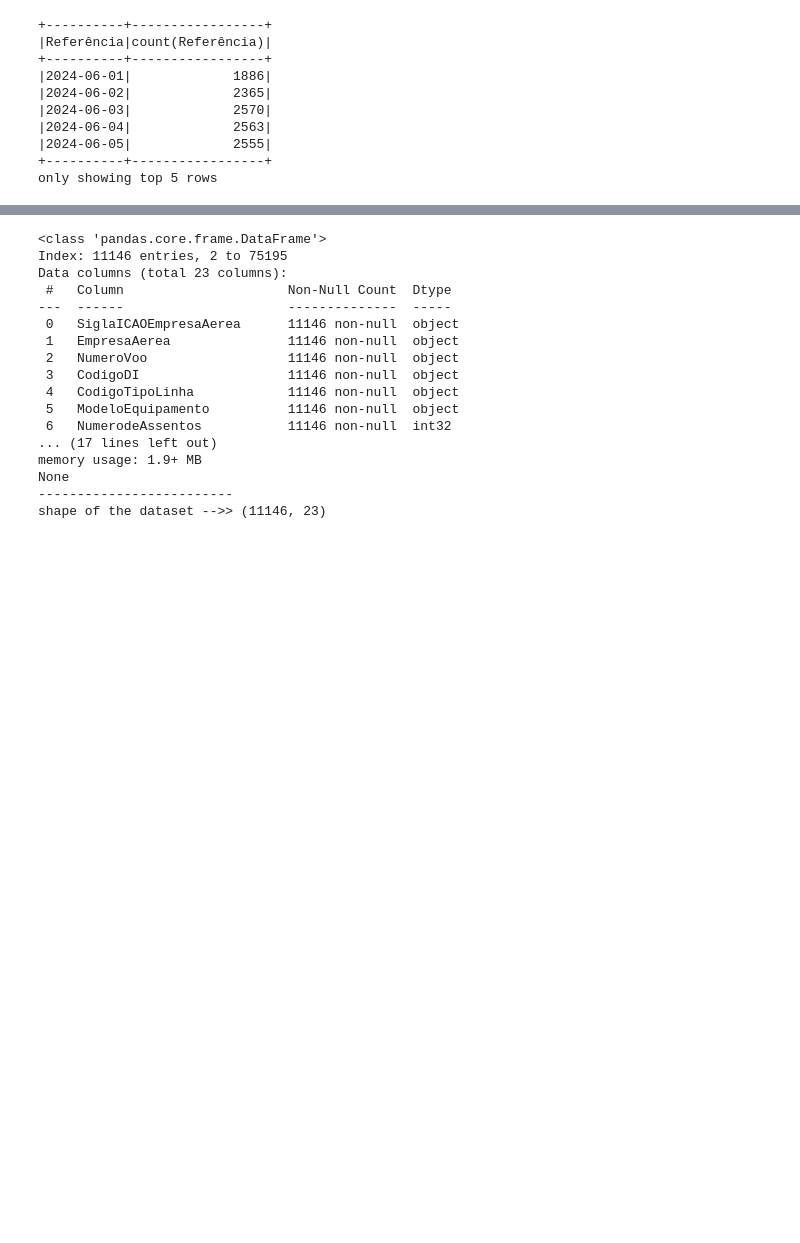
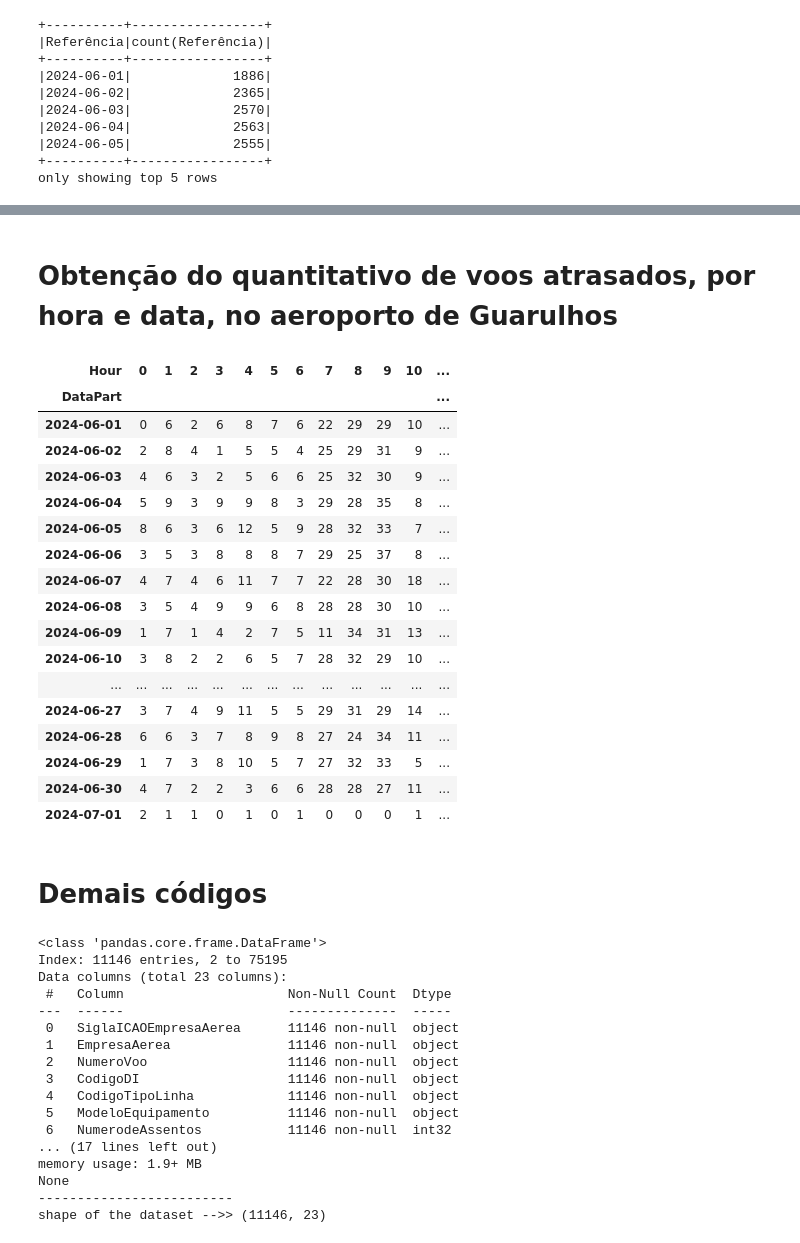
Before and after one commit to Erasnilson/Trat-dados-via-PySpark, a Jupyter notebook: Trat_dados_via_PySpark.ipynb, the cells around one changed output, grey strips where cells are left out. Drawn from its saved outputs; the diff is of its cells as text; code cells hidden in the pictures; blank space fills up the shorter version.

```diff
--- a/Trat_dados_via_PySpark.ipynb
+++ b/Trat_dados_via_PySpark.ipynb
@@ -192,9 +184,9 @@ only showing top 5 rows
 # subdividir uma variavel por carachter
 from pyspark.sql.types import IntegerType
 
-df_train=df_train.withColumn('year', substring('Referência', 1,4).cast(IntegerType()))\
-.withColumn('month', substring('Referência', 6,2).cast(IntegerType()))\
-.withColumn('day', substring('Referência', 9,2).cast(IntegerType()))
+df_train=df_train.withColumn('Refyear', substring('Referência', 1,4).cast(IntegerType()))\
+.withColumn('Refmonth', substring('Referência', 6,2).cast(IntegerType()))\
+.withColumn('Refday', substring('Referência', 9,2).cast(IntegerType()))
 
 df_train.show(5)
 df_train.printSchema()
@@ -299,7 +293,8 @@ Index(['SiglaICAOEmpresaAerea', 'EmpresaAerea', 'NumeroVoo', 'CodigoDI',
 # %%
-
-
 # Filtrar os dados com as condições desejadas e mostrar as 5 primeiras linhas
-filtered_df = pd_df[(pd_df['SituacaoVoo'] == "REALIZADO") &
+filter_SBGR = pd_df[(pd_df['SituacaoVoo'] == "REALIZADO") &
                     (pd_df['SiglaICAOAeroportoOrigem'] == "SBGR") &
                     (pd_df['year'] == 2024)]
+
+filtered_df = filter_SBGR[['Referencia', 'PartidaReal', 'EmpresaAerea', 'ModeloEquipamento','SituacaoChegada']]
+filtered_df.head(3)
@@ -305,0 +306,6 @@ filtered_df = pd_df[(pd_df['SituacaoVoo'] == "REALIZADO") &
+# %%
+#Alterando tipo de coluna: mes e hora da partida real
+filtered_df['Months'] = filtered_df['PartidaReal'].dt.month
+filtered_df['Hour'] = filtered_df['PartidaReal'].dt.hour
+filtered_df['DataPart'] = filtered_df['PartidaReal'].dt.date
+filtered_df.head(3)
@@ -306,3 +392,36 @@ filtered_df = pd_df[(pd_df['SituacaoVoo'] == "REALIZADO") &
+# %% [markdown]
+# Obtenção do quantitativo de voos atrasados, por hora e data, no aeroporto de Guarulhos
+# %%
+import matplotlib.pyplot as plt
+import seaborn as sns
+
+atraso_por_hora = pd.crosstab(index=filtered_df['DataPart'],
+                              columns=filtered_df['Hour'],
+                              values=filtered_df['EmpresaAerea'],
+                              aggfunc='count').fillna(0).astype('int')
+# %%
+atraso_por_hora.style.background_gradient(cmap='rocket').set_properties(**{'text-align': 'center'})
+# %% [output]
+| Hour | 0 | 1 | 2 | 3 | 4 | 5 | 6 | 7 | 8 | 9 | 10 | ... |
+| DataPart |  |  |  |  |  |  |  |  |  |  |  | ... |
+| 2024-06-01 | 0 | 6 | 2 | 6 | 8 | 7 | 6 | 22 | 29 | 29 | 10 | ... |
+| 2024-06-02 | 2 | 8 | 4 | 1 | 5 | 5 | 4 | 25 | 29 | 31 | 9 | ... |
+| 2024-06-03 | 4 | 6 | 3 | 2 | 5 | 6 | 6 | 25 | 32 | 30 | 9 | ... |
+| 2024-06-04 | 5 | 9 | 3 | 9 | 9 | 8 | 3 | 29 | 28 | 35 | 8 | ... |
+| 2024-06-05 | 8 | 6 | 3 | 6 | 12 | 5 | 9 | 28 | 32 | 33 | 7 | ... |
+| 2024-06-06 | 3 | 5 | 3 | 8 | 8 | 8 | 7 | 29 | 25 | 37 | 8 | ... |
+| 2024-06-07 | 4 | 7 | 4 | 6 | 11 | 7 | 7 | 22 | 28 | 30 | 18 | ... |
+| 2024-06-08 | 3 | 5 | 4 | 9 | 9 | 6 | 8 | 28 | 28 | 30 | 10 | ... |
+| 2024-06-09 | 1 | 7 | 1 | 4 | 2 | 7 | 5 | 11 | 34 | 31 | 13 | ... |
+| 2024-06-10 | 3 | 8 | 2 | 2 | 6 | 5 | 7 | 28 | 32 | 29 | 10 | ... |
+| ... | ... | ... | ... | ... | ... | ... | ... | ... | ... | ... | ... | ... |
+| 2024-06-27 | 3 | 7 | 4 | 9 | 11 | 5 | 5 | 29 | 31 | 29 | 14 | ... |
+| 2024-06-28 | 6 | 6 | 3 | 7 | 8 | 9 | 8 | 27 | 24 | 34 | 11 | ... |
+| 2024-06-29 | 1 | 7 | 3 | 8 | 10 | 5 | 7 | 27 | 32 | 33 | 5 | ... |
+| 2024-06-30 | 4 | 7 | 2 | 2 | 3 | 6 | 6 | 28 | 28 | 27 | 11 | ... |
+| 2024-07-01 | 2 | 1 | 1 | 0 | 1 | 0 | 1 | 0 | 0 | 0 | 1 | ... |
+# %% [markdown]
+# Demais códigos
 # %%
 #get info about the dataset:
 print(filtered_df.info())
```
Also changed, not shown: parts of 18 cells of this notebook.
